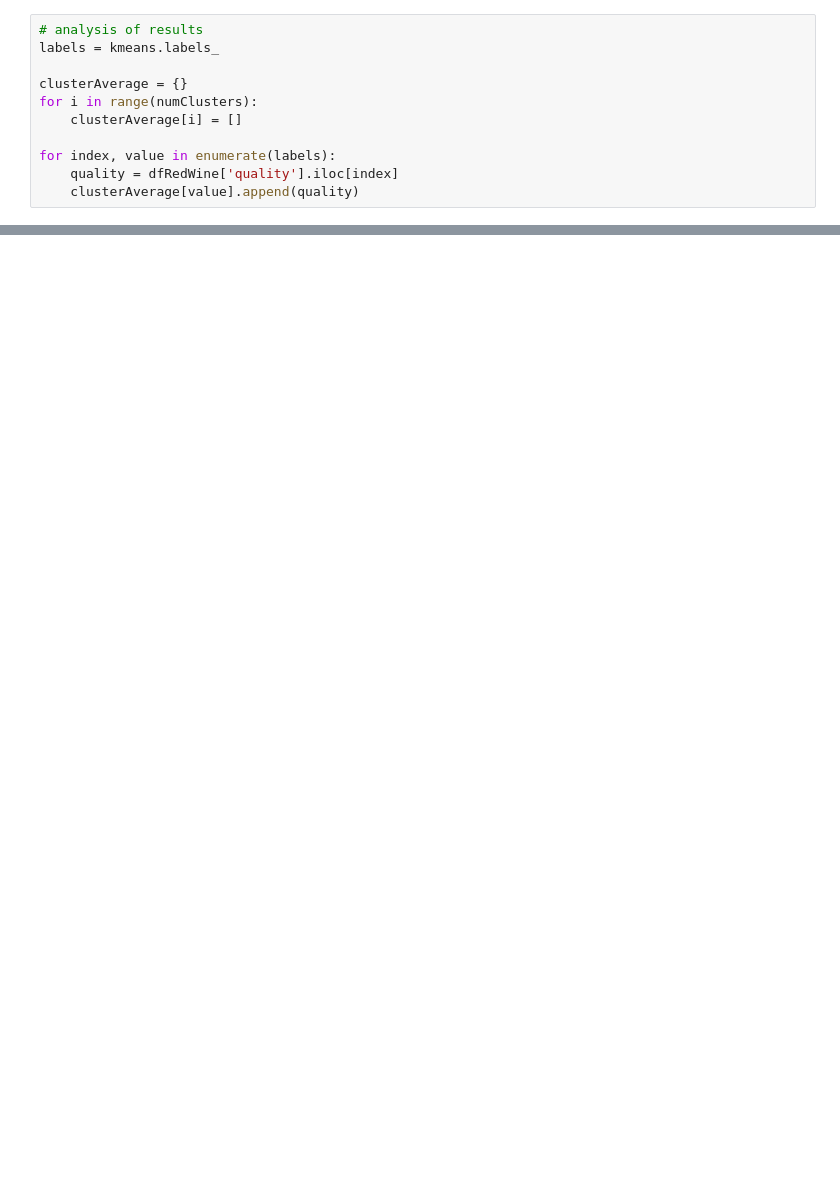
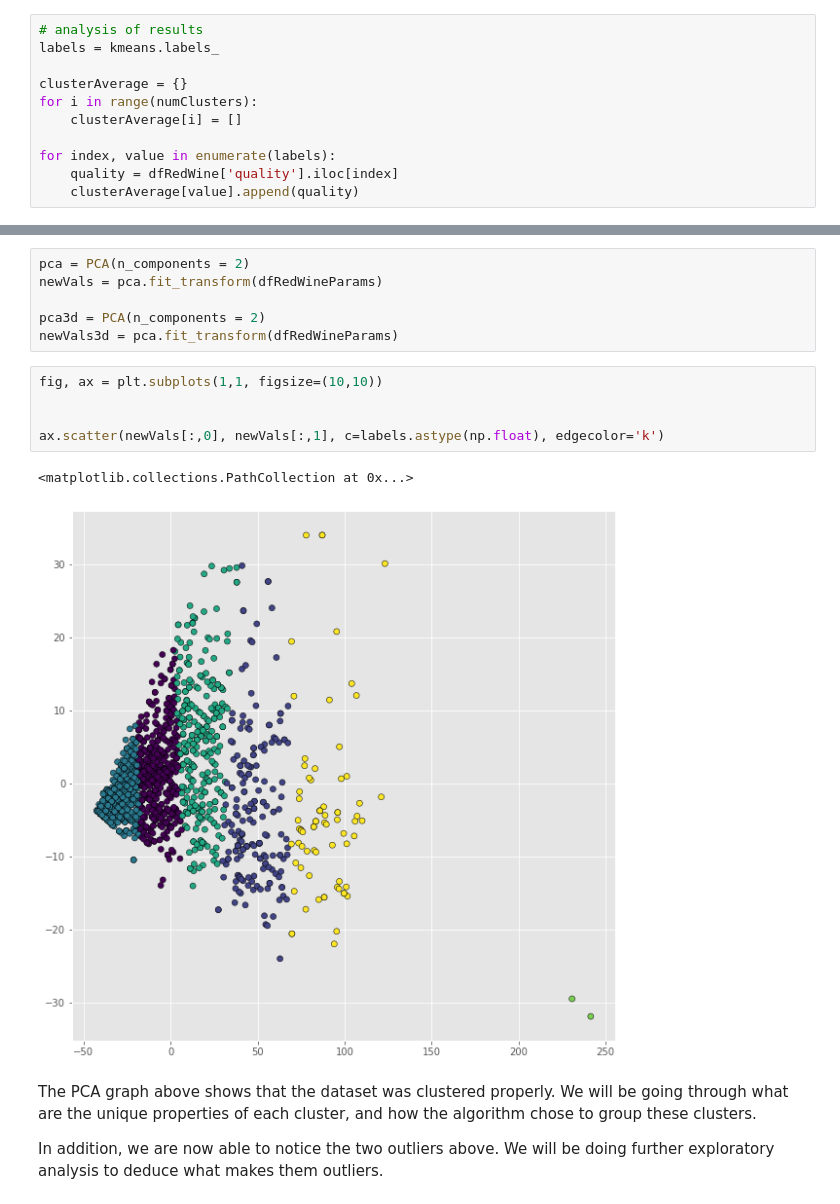
Before and after one commit to dhruvpatelaj/Wine-Quality-Analysis, a Jupyter notebook: Wine Quality Analysis.ipynb, the cells around one changed output, grey strips where cells are left out. Saved outputs shown, nothing was run; the diff lists cells and outputs as text; blank space fills up the shorter version.

```diff
--- a/Wine Quality Analysis.ipynb
+++ b/Wine Quality Analysis.ipynb
@@ -78,0 +177,18 @@ for i in range(numClusters):
+# %%
+pca = PCA(n_components = 2)
+newVals = pca.fit_transform(dfRedWineParams)
+
+pca3d = PCA(n_components = 2)
+newVals3d = pca.fit_transform(dfRedWineParams)
+# %%
+fig, ax = plt.subplots(1,1, figsize=(10,10))
+
+
+ax.scatter(newVals[:,0], newVals[:,1], c=labels.astype(np.float), edgecolor='k')
+# %% [output]
+<matplotlib.collections.PathCollection at 0x...>
+[figure, added]
+# %% [markdown]
+The PCA graph above shows that the dataset was clustered properly. We will be going through what are the unique properties of each cluster, and how the algorithm chose to group these clusters. <br>
+
+In addition, we are now able to notice the two outliers above. We will be doing further exploratory analysis to deduce what makes them outliers.
```
Also changed, not shown: parts of 13 cells of this notebook.
